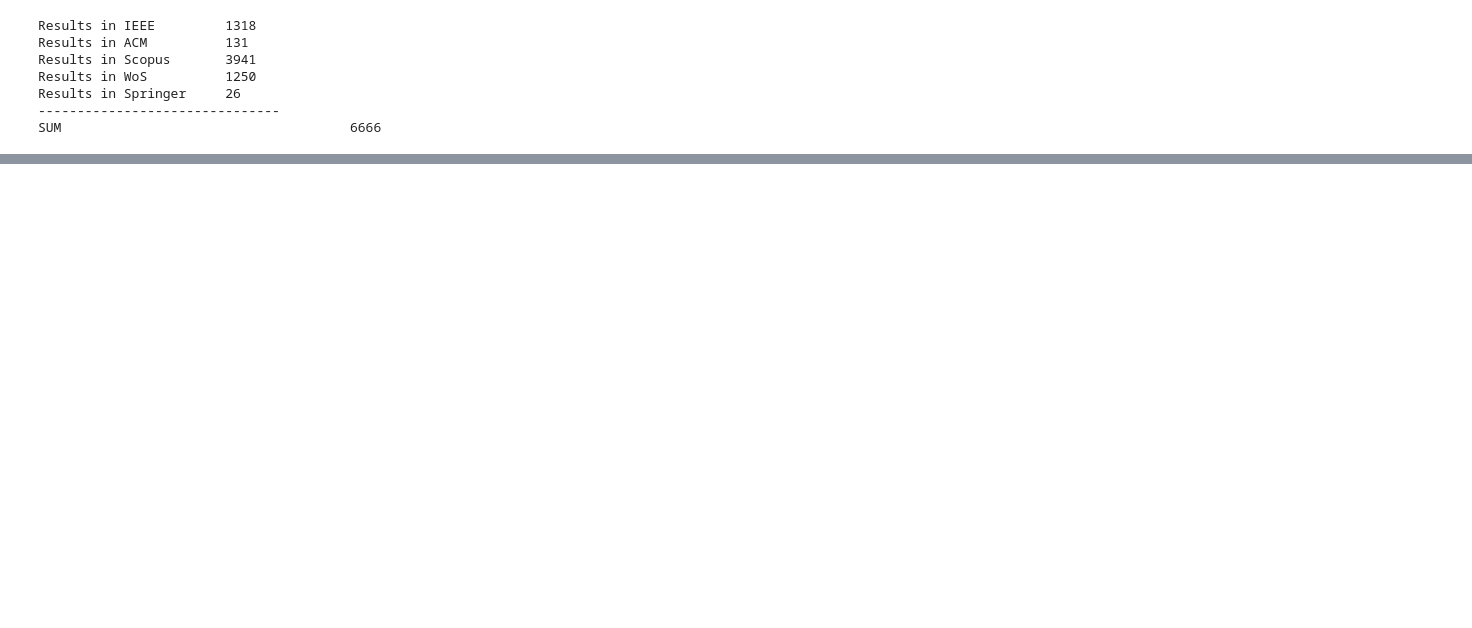
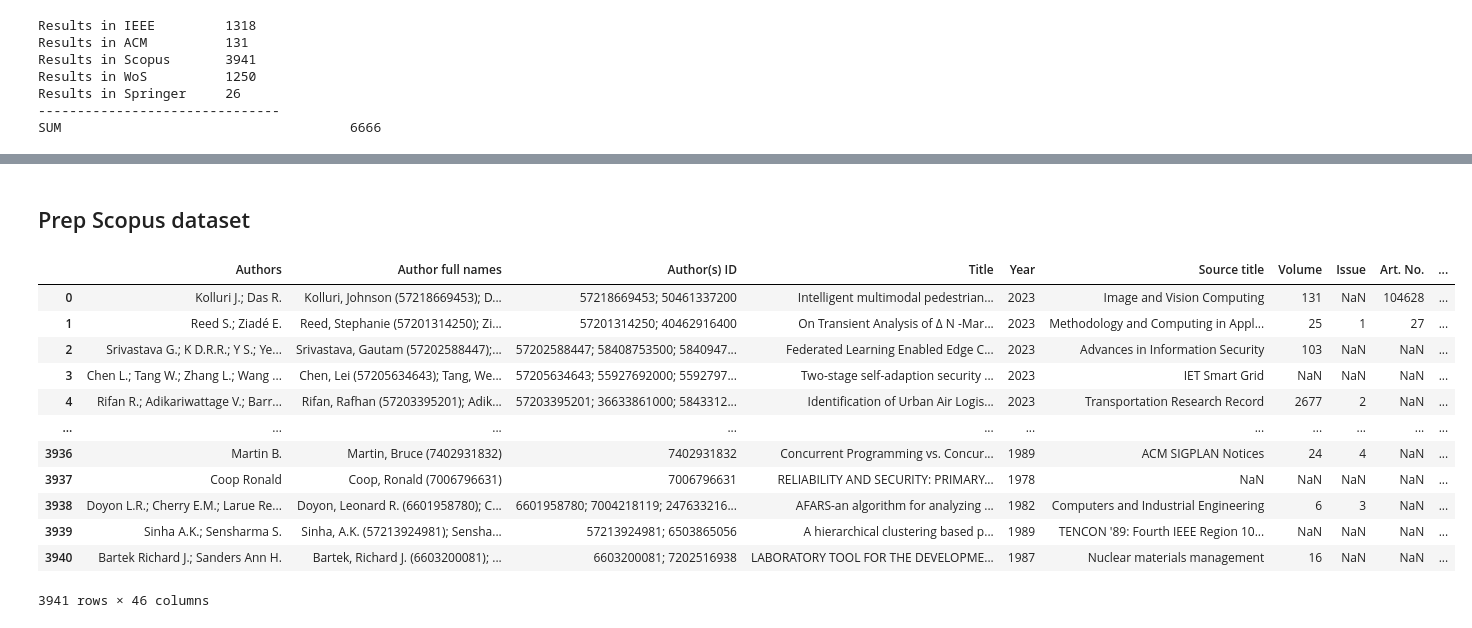
Before and after one commit to mstadler-jku/literature-search-tool-SLR, a Jupyter notebook: src/main/python/at/jku/scsl/main/raw_literature_parser.ipynb, the cells around one changed output, grey strips where cells are left out. Cells and saved outputs as stored; diff of their text form; code cells hidden in the pictures; blank space fills up the shorter version.

```diff
--- a/src/main/python/at/jku/scsl/main/raw_literature_parser.ipynb
+++ b/src/main/python/at/jku/scsl/main/raw_literature_parser.ipynb
@@ -34,0 +124,18 @@ SUM                                     6666
+# %% [markdown]
+## Prep Scopus dataset
+# %%
+df_scopus
+# %% [output]
+|  | Authors | Author full names | Author(s) ID | Title | Year | Source title | Volume | Issue | Art. No. | ... |
+| 0 | Kolluri J.; Das R. | Kolluri, Johnson (57218669453); D... | 57218669453; 50461337200 | Intelligent multimodal pedestrian... | 2023 | Image and Vision Computing | 131 | NaN | 104628 | ... |
+| 1 | Reed S.; Ziadé E. | Reed, Stephanie (57201314250); Zi... | 57201314250; 40462916400 | On Transient Analysis of Δ N -Mar... | 2023 | Methodology and Computing in Appl... | 25 | 1 | 27 | ... |
+| 2 | Srivastava G.; K D.R.R.; Y S.; Ye... | Srivastava, Gautam (57202588447);... | 57202588447; 58408753500; 5840947... | Federated Learning Enabled Edge C... | 2023 | Advances in Information Security | 103 | NaN | NaN | ... |
+| 3 | Chen L.; Tang W.; Zhang L.; Wang ... | Chen, Lei (57205634643); Tang, We... | 57205634643; 55927692000; 5592797... | Two-stage self-adaption security ... | 2023 | IET Smart Grid | NaN | NaN | NaN | ... |
+| 4 | Rifan R.; Adikariwattage V.; Barr... | Rifan, Rafhan (57203395201); Adik... | 57203395201; 36633861000; 5843312... | Identification of Urban Air Logis... | 2023 | Transportation Research Record | 2677 | 2 | NaN | ... |
+| ... | ... | ... | ... | ... | ... | ... | ... | ... | ... | ... |
+| 3936 | Martin B. | Martin, Bruce (7402931832) | 7402931832 | Concurrent Programming vs. Concur... | 1989 | ACM SIGPLAN Notices | 24 | 4 | NaN | ... |
+| 3937 | Coop Ronald | Coop, Ronald (7006796631) | 7006796631 | RELIABILITY AND SECURITY: PRIMARY... | 1978 | NaN | NaN | NaN | NaN | ... |
+| 3938 | Doyon L.R.; Cherry E.M.; Larue Re... | Doyon, Leonard R. (6601958780); C... | 6601958780; 7004218119; 247633216... | AFARS-an algorithm for analyzing ... | 1982 | Computers and Industrial Engineering | 6 | 3 | NaN | ... |
+| 3939 | Sinha A.K.; Sensharma S. | Sinha, A.K. (57213924981); Sensha... | 57213924981; 6503865056 | A hierarchical clustering based p... | 1989 | TENCON '89: Fourth IEEE Region 10... | NaN | NaN | NaN | ... |
+| 3940 | Bartek Richard J.; Sanders Ann H. | Bartek, Richard J. (6603200081); ... | 6603200081; 7202516938 | LABORATORY TOOL FOR THE DEVELOPME... | 1987 | Nuclear materials management | 16 | NaN | NaN | ... |
+3941 rows × 46 columns
```
Also changed, not shown: parts of 28 cells of this notebook.
